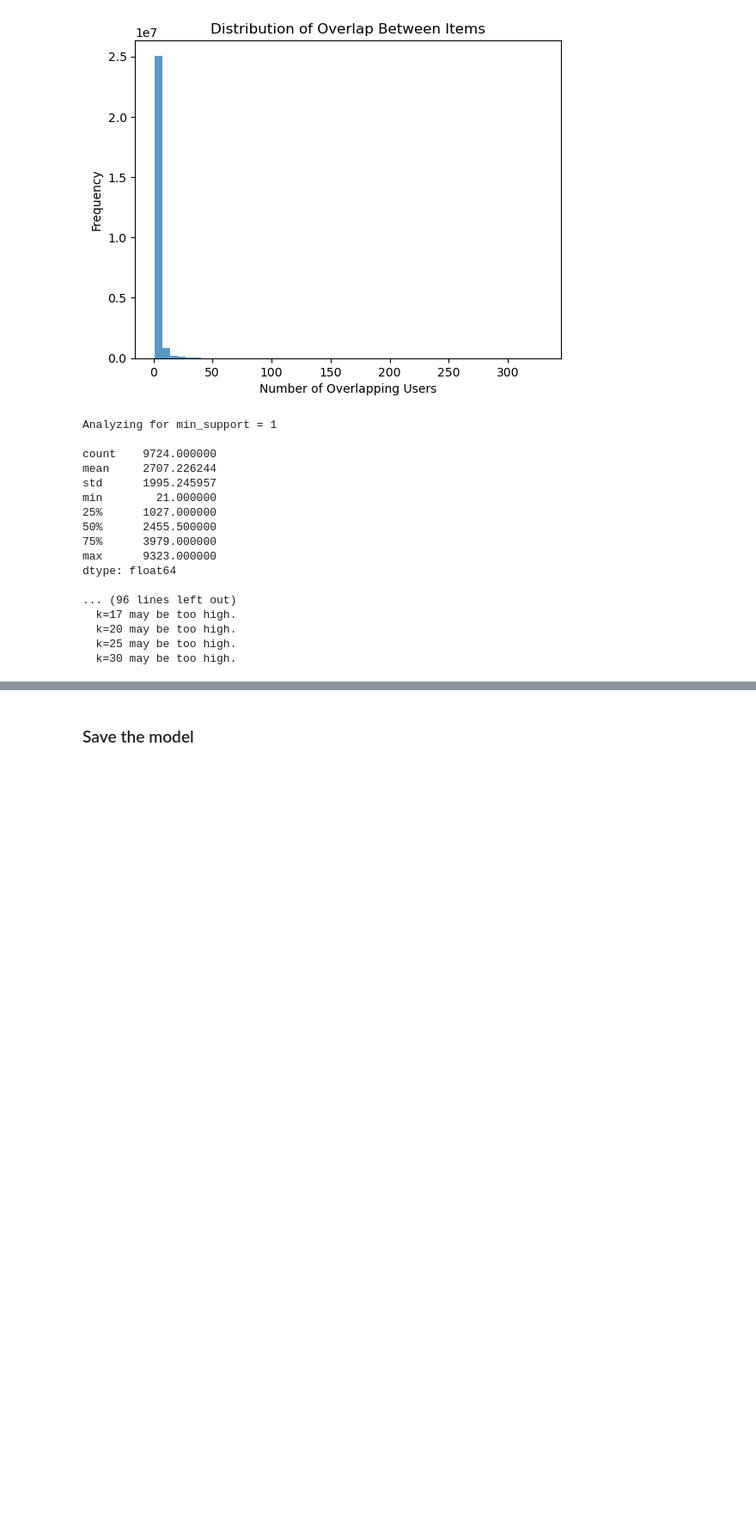
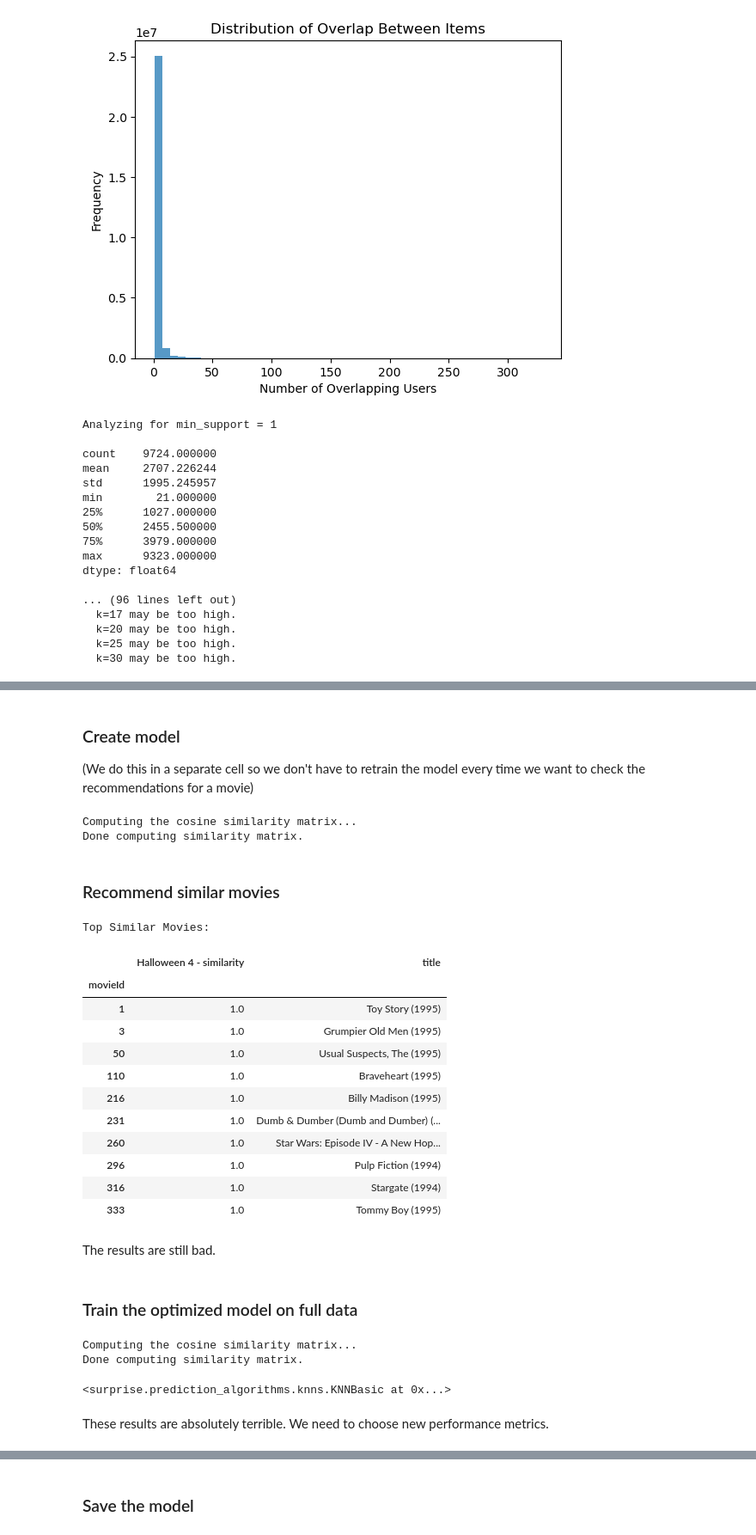
Before and after one commit to Donal-Flanagan/flix_recommender, a Jupyter notebook: notebooks/item_based_recommenders/cosine_similarity_Surprise_lib.ipynb, the cells around one changed output, grey strips where cells are left out. Shown at 86% size. Drawn from its saved outputs; the diff is of its cells as text; code cells hidden in the pictures; blank space fills up the shorter version.

```diff
--- a/notebooks/item_based_recommenders/cosine_similarity_Surprise_lib.ipynb
+++ b/notebooks/item_based_recommenders/cosine_similarity_Surprise_lib.ipynb
@@ -419,0 +544,77 @@ top_ten
+# %% [markdown]
+### Create model
+
+(We do this in a separate cell so we don't have to retrain the model every time we want to check the recommendations for a movie)
+# %%
+params = {
+    'k': 21,
+    'sim_options': {
+        'name': 'cosine',
+        'user_based': False,
+        'min_support': 1
+    }
+}
+
+
+
+algo_3 = create_model(params, ratings_data)
+# %% [output]
+Computing the cosine similarity matrix...
+Done computing similarity matrix.
+# %% [markdown]
+### Recommend similar movies
+# %%
+'''unpopular movies'''
+movie_title = 'Halloween 4' # bad results
+# movie_title = 'Mortdecai' # bad results
+# movie_title = 'Bo Burnham: Make Happy' # bad results
+# movie_title = 'Wake Up, Ron Burgundy' # ok results
+
+'''popular movies'''
+# movie_title = 'Godfather, The' # bad results
+# movie_title = 'shawshank' # bad results
+# movie_title = 'fight club'
+
+
+'''  '''
+n = 10
+movie_id = get_movie_id_from_title(movie_title, movies_df)
+similar_movies_df = get_top_N_similar_movies(movie_id, n, movies_df, algo_3)
+top_ten = add_movie_titles_to_recommendations(similar_movies_df, movies_df, movie_id, movie_title)
+
+print("Top Similar Movies:")
+top_ten
+# %% [output]
+Top Similar Movies:
+|  | Halloween 4 - similarity | title |
+| movieId |  |  |
+| 1 | 1.0 | Toy Story (1995) |
+| 3 | 1.0 | Grumpier Old Men (1995) |
+| 50 | 1.0 | Usual Suspects, The (1995) |
+| 110 | 1.0 | Braveheart (1995) |
+| 216 | 1.0 | Billy Madison (1995) |
+| 231 | 1.0 | Dumb & Dumber (Dumb and Dumber) (... |
+| 260 | 1.0 | Star Wars: Episode IV - A New Hop... |
+| 296 | 1.0 | Pulp Fiction (1994) |
+| 316 | 1.0 | Stargate (1994) |
+| 333 | 1.0 | Tommy Boy (1995) |
+# %% [markdown]
+The results are still bad.
+# %% [markdown]
+### Train the optimized model on full data
+# %%
+# Use the best parameters from grid search
+best_params = grid_search_2.best_params['fcp']
+
+# Initialize the optimized model
+algo = KNNBasic(k=best_params['k'], sim_options=best_params['sim_options'])
+
+# Build the trainset and fit the model
+trainset = ratings_data.build_full_trainset()
+algo.fit(trainset)
+# %% [output]
+Computing the cosine similarity matrix...
+Done computing similarity matrix.
+<surprise.prediction_algorithms.knns.KNNBasic at 0x...>
+# %% [markdown]
+These results are absolutely terrible. We need to choose new performance metrics.
```
Also changed, not shown: parts of 34 cells of this notebook.
